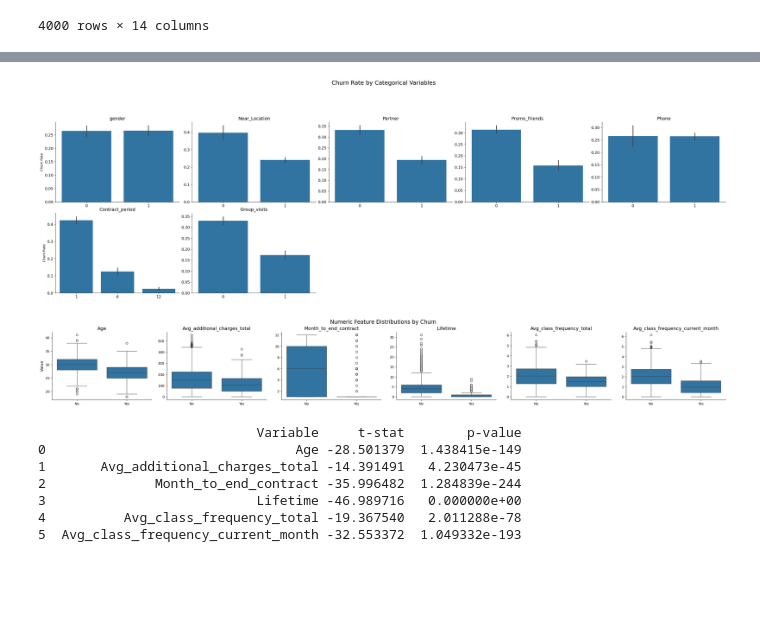
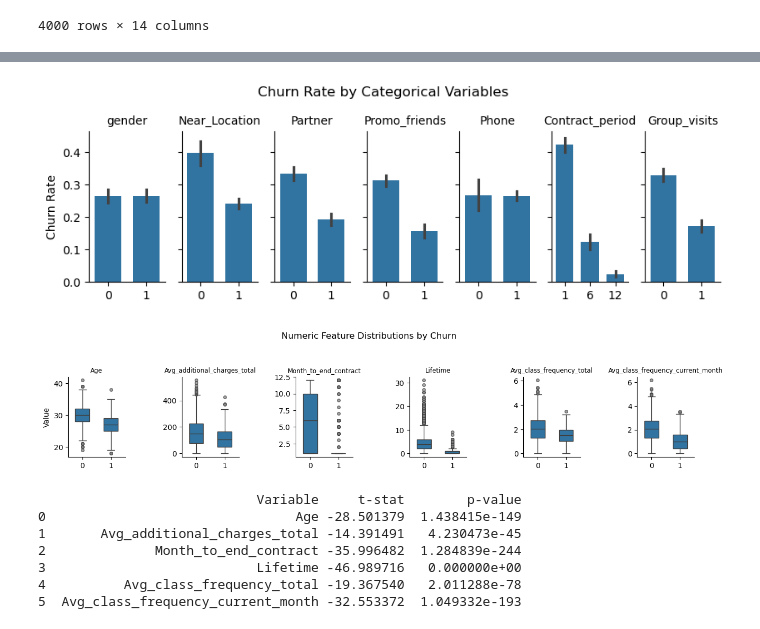
Before and after one commit to dbolotov/data_science_blog, a Jupyter notebook: gym_churn_analysis/gym_churn_analysis.ipynb, the cells around one changed output, grey strips where cells are left out. Drawn from its saved outputs; the diff is of its cells as text; code cells hidden in the pictures; blank space fills up the shorter version.

```diff
--- a/gym_churn_analysis/gym_churn_analysis.ipynb
+++ b/gym_churn_analysis/gym_churn_analysis.ipynb
@@ -81,58 +99,45 @@ summarize(df)
 | Avg_class_frequency_current_month | float64 | 4000 | 3820 | 95.50 | 0 | 0.0 | 181 | 4.52 | 1.77 | 1.05 | ... |
 | Churn | int64 | 4000 | 2 | 0.05 | 0 | 0.0 | 2939 | 73.47 | 0.27 | 0.44 | ... |
 # %%
-categorical_vars = ["gender", "Near_Location", "Partner",  "Promo_friends", "Phone", "Contract_period", "Group_visits"]
-
-numerical_vars = ["Age", "Avg_additional_charges_total", "Month_to_end_contract", "Lifetime", "Avg_class_frequency_total", "Avg_class_frequency_current_month"]
+# Create lists of categorical and numerical variables
+cat_vars = ["gender", "Near_Location", "Partner",  "Promo_friends", "Phone", "Contract_period", "Group_visits"]
+num_vars = ["Age", "Avg_additional_charges_total", "Month_to_end_contract", "Lifetime", "Avg_class_frequency_total", "Avg_class_frequency_current_month"]
 # %%
-# Churn proportion for categorical variables
+# Churn rate for categorical variables
 
 g = sns.FacetGrid(
-    pd.melt(df, id_vars="Churn", value_vars=categorical_vars),
-    col="variable",
-    col_wrap=5,
-    sharey=False,
-    sharex=False,
-    height=5,     # each subplot 4 inches tall
-    aspect=1.2    # width = 1.2 × height
-)
-g.map_dataframe(sns.barplot, x="value", y="Churn", estimator=lambda x: sum(x)/len(x))
+    pd.melt(df, id_vars="Churn", value_vars=cat_vars),
+    col="variable", col_wrap=7, sharey=True, sharex=False, height=3, aspect=0.4)
+g.map_dataframe(sns.barplot, x="value", y="Churn", estimator=lambda x: sum(x)/len(x), width=0.7)
 g.set_axis_labels("", "Churn Rate")
-g.set_titles("{col_name}", size=14)
-g.fig.suptitle("Churn Rate by Categorical Variables", fontsize=18)
+g.set_titles("{col_name}")
+g.fig.suptitle("Churn Rate by Categorical Variables")
 g.fig.subplots_adjust(top=0.8)  # adjust to fit the title
 
-for ax in g.axes.flat:
-    ax.tick_params(labelsize=12)
 plt.show()
 # %% [output]
-[figure, old version]
+[figure, new version]
 # %%
+# Boxplots for numeric features by churn
+
 df_plot = df.copy()
-df_plot["Churn_label"] = df_plot["Churn"].map({0: "No", 1: "Yes"})
 
-# reshape to long format for FacetGrid
-melted = pd.melt(df_plot, id_vars="Churn_label", value_vars=numerical_vars, var_name="variable", value_name="value")
+melted = pd.melt(df_plot, id_vars="Churn", value_vars=num_vars)
 
-# build the facet grid of boxplots
-g = sns.FacetGrid(melted, col="variable", sharey=False, height=4, aspect=1.2)
+g = sns.FacetGrid(melted, col="variable", sharey=False, height=3, aspect=0.7)
+g.map_dataframe(sns.boxplot, x="Churn", y="value", showfliers=True,
+                flierprops=dict(marker='o', markersize=4, markerfacecolor="gray", alpha=0.7),
+                width=0.5)
 
-g.map_dataframe(sns.boxplot, x="Churn_label", y="value", showfliers=True)
+g.set_titles("{col_name}", size=8.5)
+g.set_axis_labels("", "Value")
 
-# cosmetics: titles, labels, fonts
-g.set_titles("{col_name}", size=14)
-g.set_axis_labels("", "Value", fontsize=12)
-
-for ax in g.axes.flat:
-    ax.tick_params(labelsize=10)
-
-# global title + spacing
-g.fig.suptitle("Numeric Feature Distributions by Churn", fontsize=16)
-g.fig.subplots_adjust(top=0.85, wspace=0.15, hspace=0.25)
+g.fig.suptitle("Numeric Feature Distributions by Churn")
+g.fig.subplots_adjust(top=0.7, wspace = 1)
 
 plt.show()
 # %% [output]
-[figure, old version]
+[figure, new version]
 # %%
 # T-test
 # def run_ttest(variable):
```
Also changed, not shown: parts of 19 cells of this notebook.
